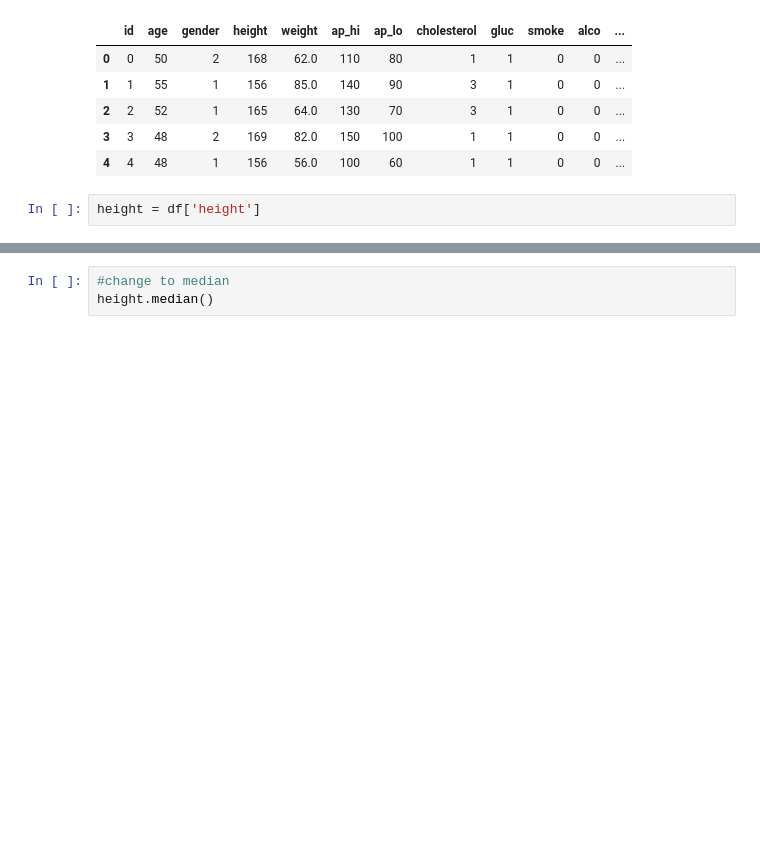
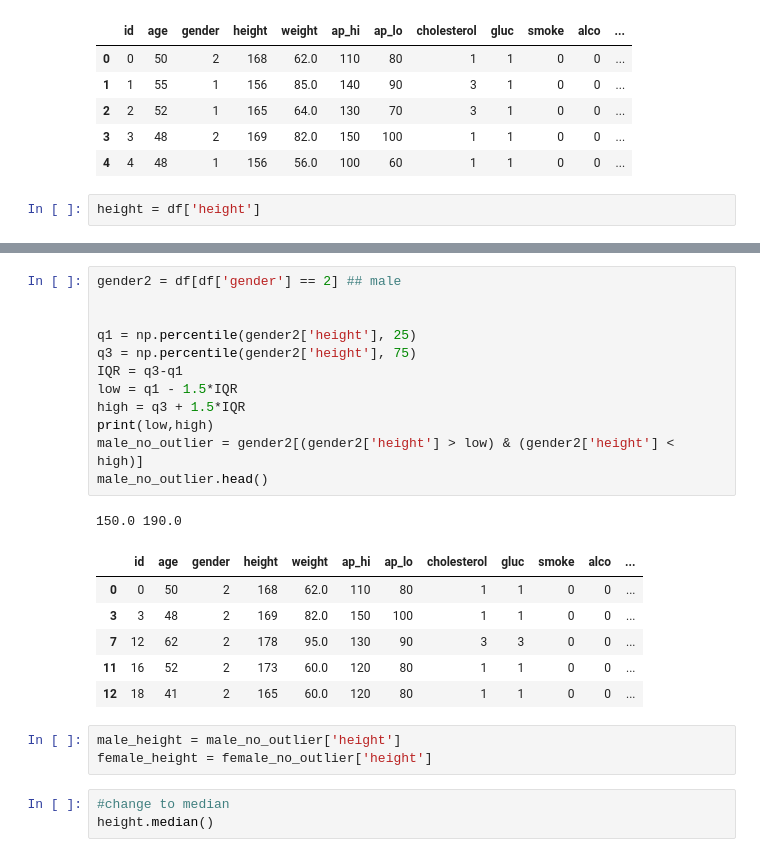
Before and after one commit to Dai0704/DSC180B, a Jupyter notebook: markdown/eda_and_model.ipynb, the cells around one changed output, grey strips where cells are left out. Drawn from its saved outputs; the diff is of its cells as text; blank space fills up the shorter version.

```diff
--- a/markdown/eda_and_model.ipynb
+++ b/markdown/eda_and_model.ipynb
@@ -75,3 +95,26 @@ height = df['height']
+# %%
+gender2 = df[df['gender'] == 2] ## male
+
+
+q1 = np.percentile(gender2['height'], 25)
+q3 = np.percentile(gender2['height'], 75)
+IQR = q3-q1
+low = q1 - 1.5*IQR
+high = q3 + 1.5*IQR
+print(low,high)
+male_no_outlier = gender2[(gender2['height'] > low) & (gender2['height'] < high)]
+male_no_outlier.head()
+# %% [output]
+150.0 190.0
+|  | id | age | gender | height | weight | ap_hi | ap_lo | cholesterol | gluc | smoke | alco | ... |
+| 0 | 0 | 50 | 2 | 168 | 62.0 | 110 | 80 | 1 | 1 | 0 | 0 | ... |
+| 3 | 3 | 48 | 2 | 169 | 82.0 | 150 | 100 | 1 | 1 | 0 | 0 | ... |
+| 7 | 12 | 62 | 2 | 178 | 95.0 | 130 | 90 | 3 | 3 | 0 | 0 | ... |
+| 11 | 16 | 52 | 2 | 173 | 60.0 | 120 | 80 | 1 | 1 | 0 | 0 | ... |
+| 12 | 18 | 41 | 2 | 165 | 60.0 | 120 | 80 | 1 | 1 | 0 | 0 | ... |
+# %%
+male_height = male_no_outlier['height']
+female_height = female_no_outlier['height']
 # %%
 #change to median
 height.median()
```
Also changed, not shown: parts of 12 cells of this notebook, 5 other files.
